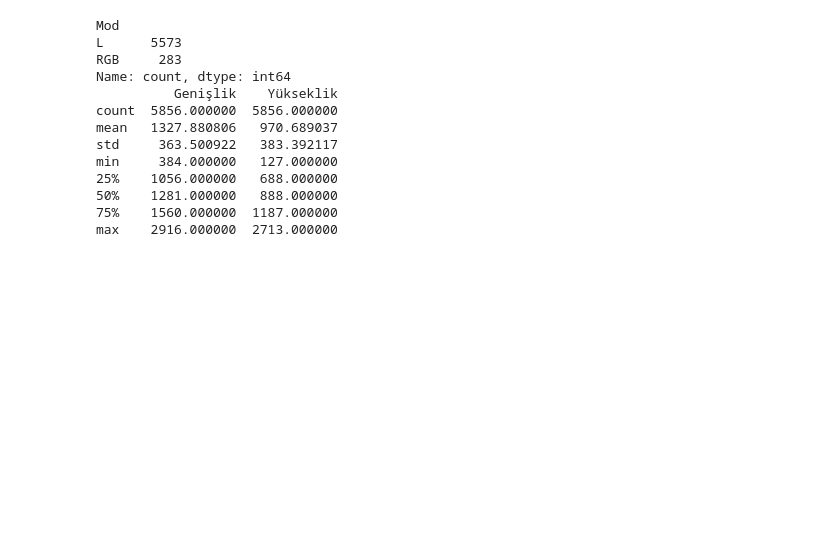
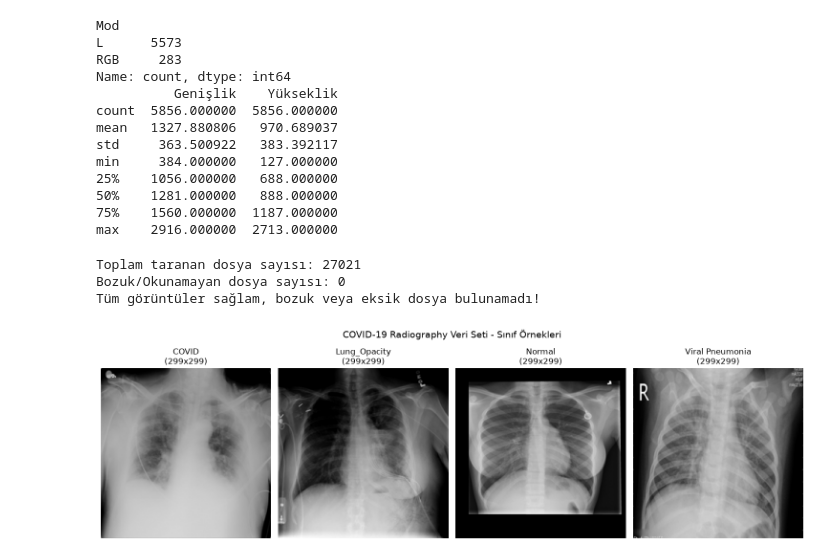
Before and after one commit to muhammeterendorak81/chest-xray-classification, a Jupyter notebook: notebooks/01_eda.ipynb, the cells around one changed output. Saved outputs shown, nothing was run; the diff lists cells and outputs as text; code cells hidden in the pictures; blank space fills up the shorter version.

Commit message:
EDA: Bozuk dosya dogrulamasi ve ornek gorsellestirme tamamlandi

```diff
--- a/notebooks/01_eda.ipynb
+++ b/notebooks/01_eda.ipynb
@@ -177,3 +177,51 @@ min     384.000000   127.000000
 50%    1281.000000   888.000000
 75%    1560.000000  1187.000000
 max    2916.000000  2713.000000
+# %%
+# Her iki veri setindeki tüm dosyaların sağlamlığını doğrulama
+bozuk_dosyalar = []
+
+# 1. COVID-19 Radiography kontrolü
+for dosya in ana.rglob("*.png"):
+    try:
+        with Image.open(dosya) as img:
+            img.verify()  # Dosya başlık ve yapısını kontrol eder
+    except Exception as e:
+        bozuk_dosyalar.append((str(dosya), str(e)))
+
+# 2. Chest X-Ray kontrolü
+for dosya in ana2.rglob("*.jpeg"):
+    try:
+        with Image.open(dosya) as img:
+            img.verify()
+    except Exception as e:
+        bozuk_dosyalar.append((str(dosya), str(e)))
+
+print(f"Toplam taranan dosya sayısı: {21165 + 5856}")
+print(f"Bozuk/Okunamayan dosya sayısı: {len(bozuk_dosyalar)}")
+if bozuk_dosyalar:
+    print("Bozuk dosyalar:", bozuk_dosyalar[:5])
+else:
+    print("Tüm görüntüler sağlam, bozuk veya eksik dosya bulunamadı!")
+# %% [output]
+Toplam taranan dosya sayısı: 27021
+Bozuk/Okunamayan dosya sayısı: 0
+Tüm görüntüler sağlam, bozuk veya eksik dosya bulunamadı!
+# %%
+import matplotlib.pyplot as plt
+
+# COVID-19 sınıflarından birer örnek görselleştirme
+fig, axes = plt.subplots(1, len(siniflar), figsize=(15, 5))
+
+for i, sinif in enumerate(siniflar):
+    ornek_dosya = next((ana / sinif / "images").glob("*.png"))
+    with Image.open(ornek_dosya) as img:
+        axes[i].imshow(img, cmap="gray")
+        axes[i].set_title(f"{sinif}\n(299x299)")
+        axes[i].axis("off")
+
+plt.suptitle("COVID-19 Radiography Veri Seti - Sınıf Örnekleri", fontsize=14)
+plt.tight_layout()
+plt.show()
+# %% [output]
+[figure, added]
```
